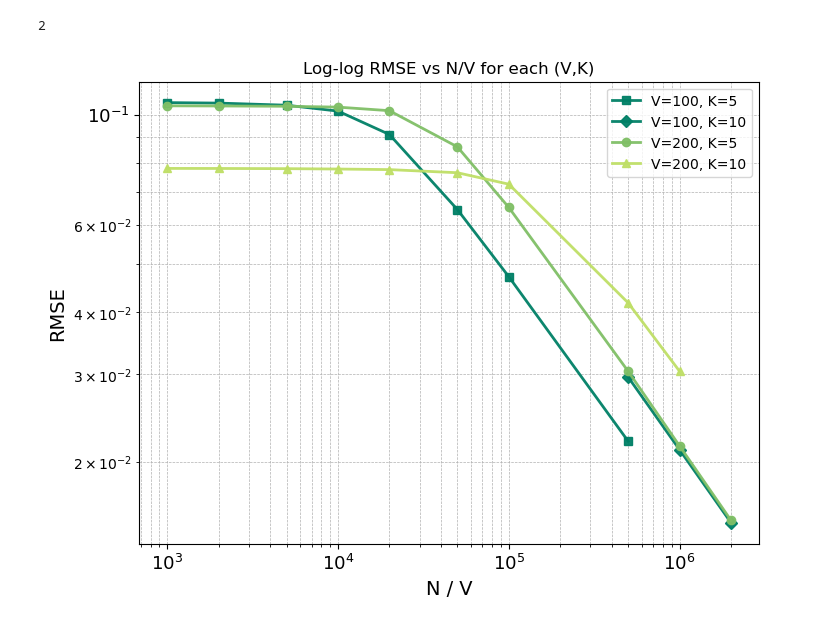
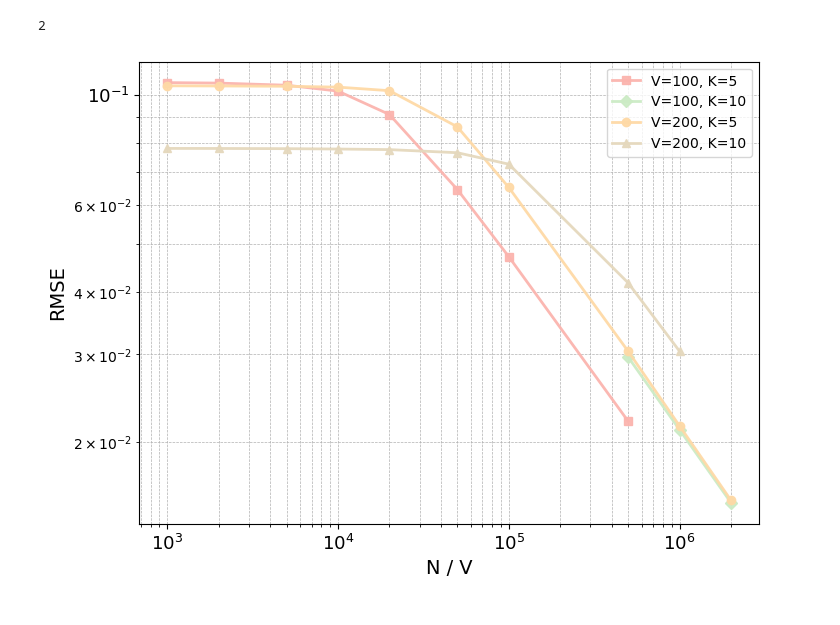
Before and after one commit to ninpnin/embedding-uncertainty-estimation, a Jupyter notebook: plots/rmse_convergence.ipynb, the cells around one changed output. Drawn from its saved outputs; the diff is of its cells as text; code cells hidden in the pictures.

```diff
--- a/plots/rmse_convergence.ipynb
+++ b/plots/rmse_convergence.ipynb
@@ -247,33 +248,33 @@ gooby = pd.read_csv('coverage-gooby.csv')
 
 gibbs = pd.concat([dolan, gooby])
 
 plt.figure(figsize=(8, 6))
 
-cmap = cm.get_cmap('summer', lut=len(gibbs.groupby(['V', 'K']))+1)
+cmap = cm.get_cmap('Pastel1', lut=len(gibbs.groupby(['V', 'K'])))
 markers = [ 's', 'D','o', '^', 'v', 'P']
 for idx,((V, K), df) in enumerate(gibbs.groupby(['V', 'K'])):
     # Compute N/V
     #x_values = df['N'] / V
 
     # Compute mean RMSE for each N
     gibbs_rmse = df.groupby('N')['RMSE'].mean()
     if (V,K)==(200,10):
         dff = df
     x_vals = list(gibbs_rmse.index)
 
-    color = cmap((idx-0.3)/ len(gibbs.groupby(['V', 'K'])))
+    color = cmap((idx)/ len(gibbs.groupby(['V', 'K'])))
     marker = markers[idx % len(markers)]
     # Plot log-log
     plt.loglog(x_vals, gibbs_rmse,  linestyle='-', label=f'V={V}, K={K}', color=color, alpha=0.95,linewidth=2.0, marker=marker)
 
 # Labels and legend
 plt.xlabel('N / V', fontsize=14)
 plt.ylabel('RMSE', fontsize=14)
 plt.legend()
 #plt.title('Log-log RMSE vs N/V for each (V,K)')
 plt.grid(True, which="both", linestyle="--", linewidth=0.5)
 plt.yticks(fontsize=13)
 plt.xticks(fontsize=13)
 plt.show()
 # %% [output]
-[figure, old version]
+[figure, new version]
```
Also changed, not shown: parts of 6 cells of this notebook, 8 other files.
